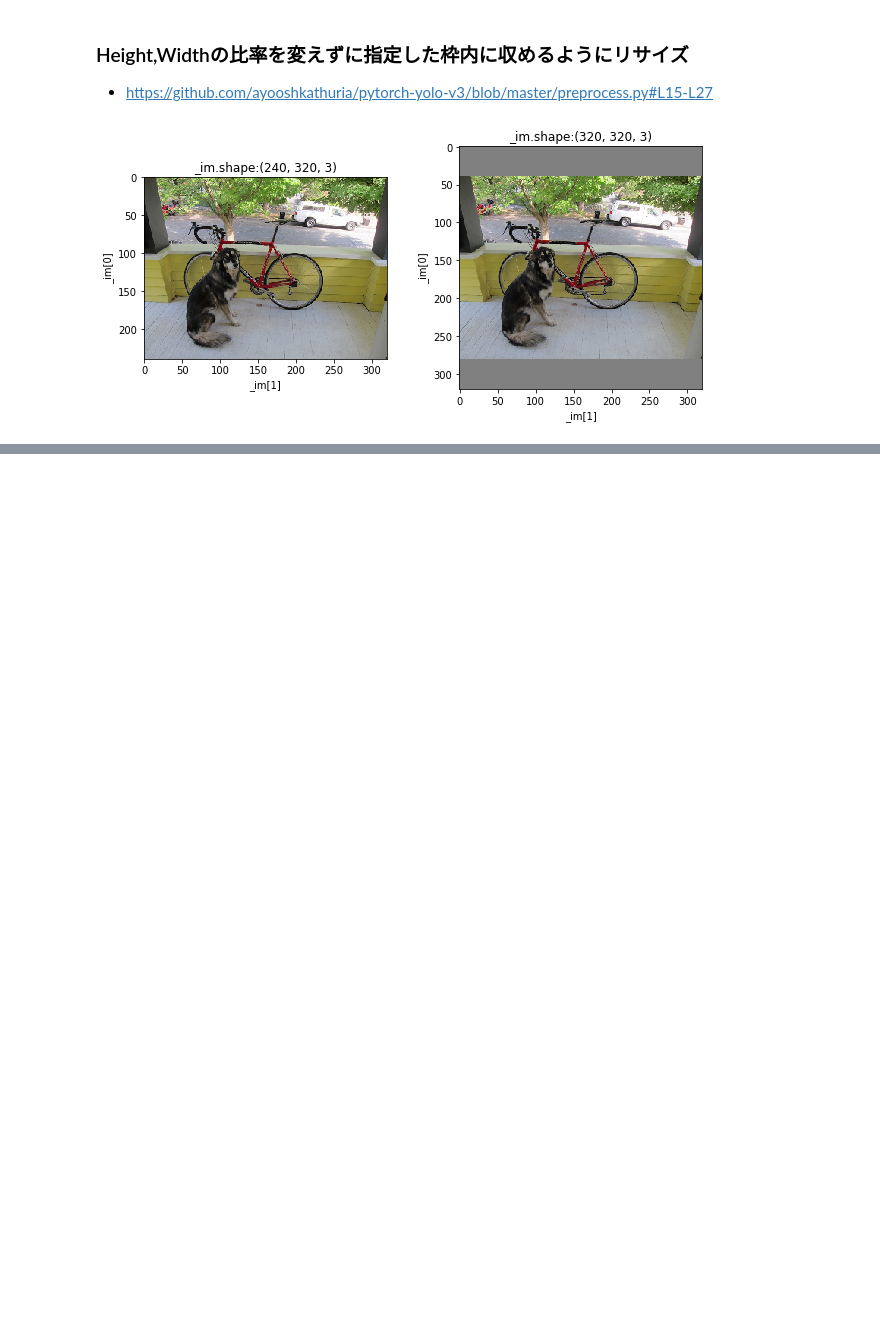
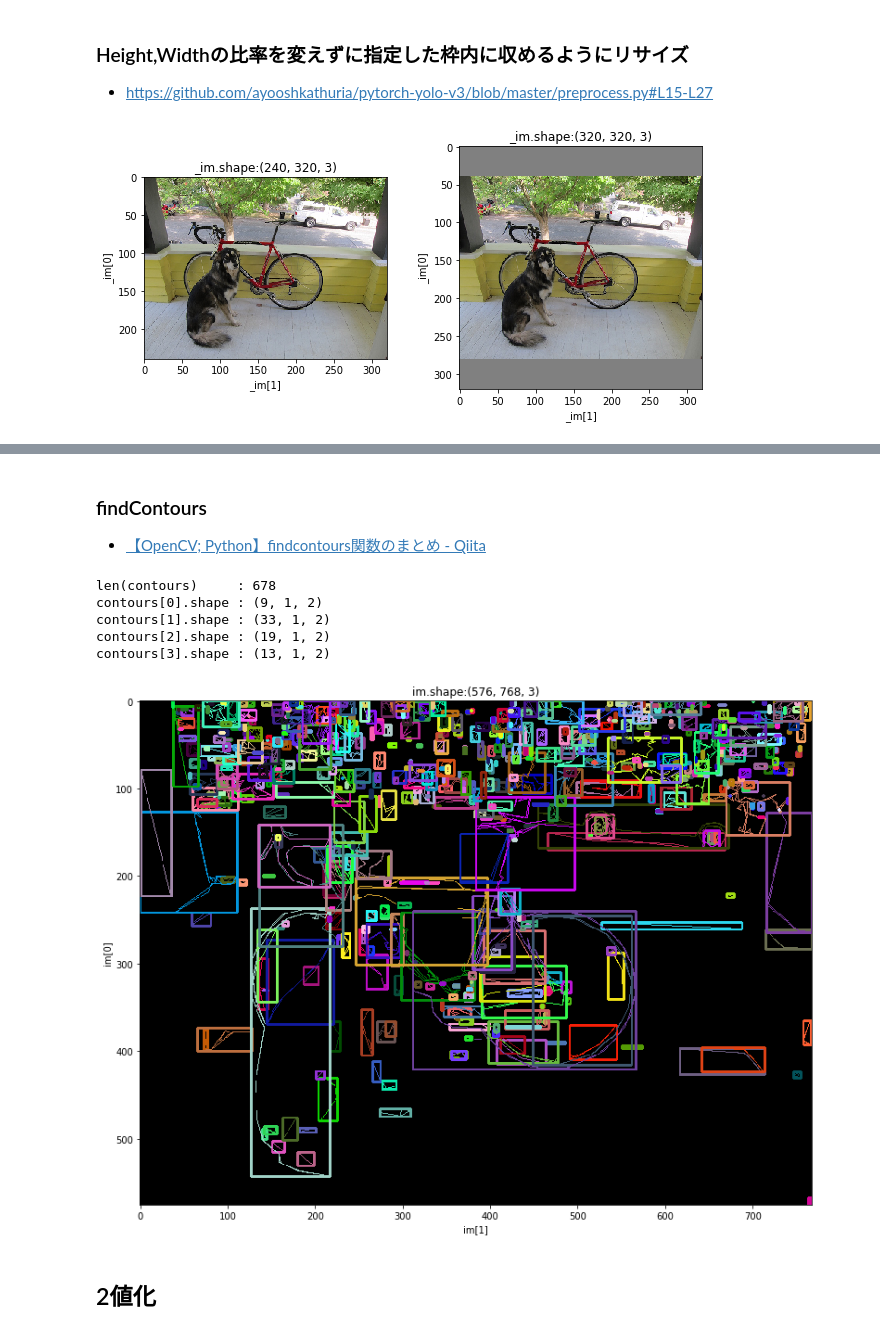
Before and after one commit to pollenjp/OpenCV-Template, a Jupyter notebook: notebooks/OpenCV Template.ipynb, the cells around one changed output, grey strips where cells are left out. Drawn from its saved outputs; the diff is of its cells as text; code cells hidden in the pictures; blank space fills up the shorter version.

```diff
--- a/notebooks/OpenCV Template.ipynb
+++ b/notebooks/OpenCV Template.ipynb
@@ -116,0 +208,4 @@ plt.show()
+# %% [markdown]
+### findContours
+
+- [【OpenCV; Python】findcontours関数のまとめ - Qiita](https://qiita.com/anyamaru/items/fd3d894966a98098376c)
@@ -116,0 +215,12 @@ plt.show()
+# %%
+print("len(contours)     : {}".format(len(contours)))
+print("contours[0].shape : {}".format(contours[0].shape))
+print("contours[1].shape : {}".format(contours[1].shape))
+print("contours[2].shape : {}".format(contours[2].shape))
+print("contours[3].shape : {}".format(contours[3].shape))
+# %% [output]
+len(contours)     : 678
+contours[0].shape : (9, 1, 2)
+contours[1].shape : (33, 1, 2)
+contours[2].shape : (19, 1, 2)
+contours[3].shape : (13, 1, 2)
@@ -116,0 +237,2 @@ plt.show()
+# %%
+drawing = np.zeros((canny_output.shape[0], canny_output.shape[1], 3), dtype=np.uint8)
@@ -116,0 +247,17 @@ plt.show()
+# %%
+_im = drawing
+########################################
+fig = plt.figure(figsize=(20,10))
+nrows, ncols, idx = 1, 1, 0
+idx += 1
+ax = fig.add_subplot(nrows, ncols, idx)
+ax.imshow(_im, cmap="gray")
+ax.set_title(label="im.shape:{}".format(_im.shape))
+ax.set_xlabel(xlabel="im[1]")
+ax.set_ylabel(ylabel="im[0]")
+plt.subplots_adjust(wspace=0.3, hspace=0.3)
+plt.show()
+# %% [output]
+[figure, added]
+# %% [markdown]
+## 2値化
```
Also changed, not shown: parts of 19 cells of this notebook.
